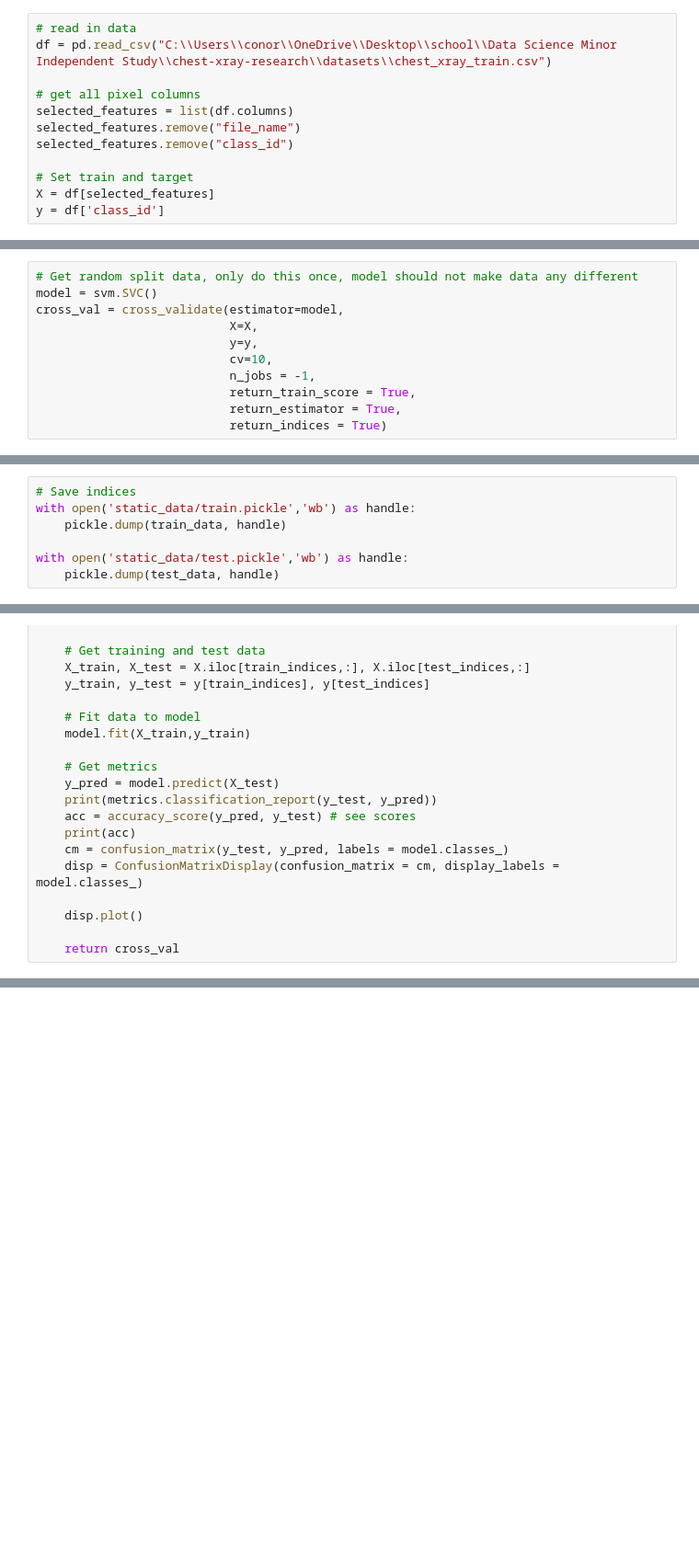
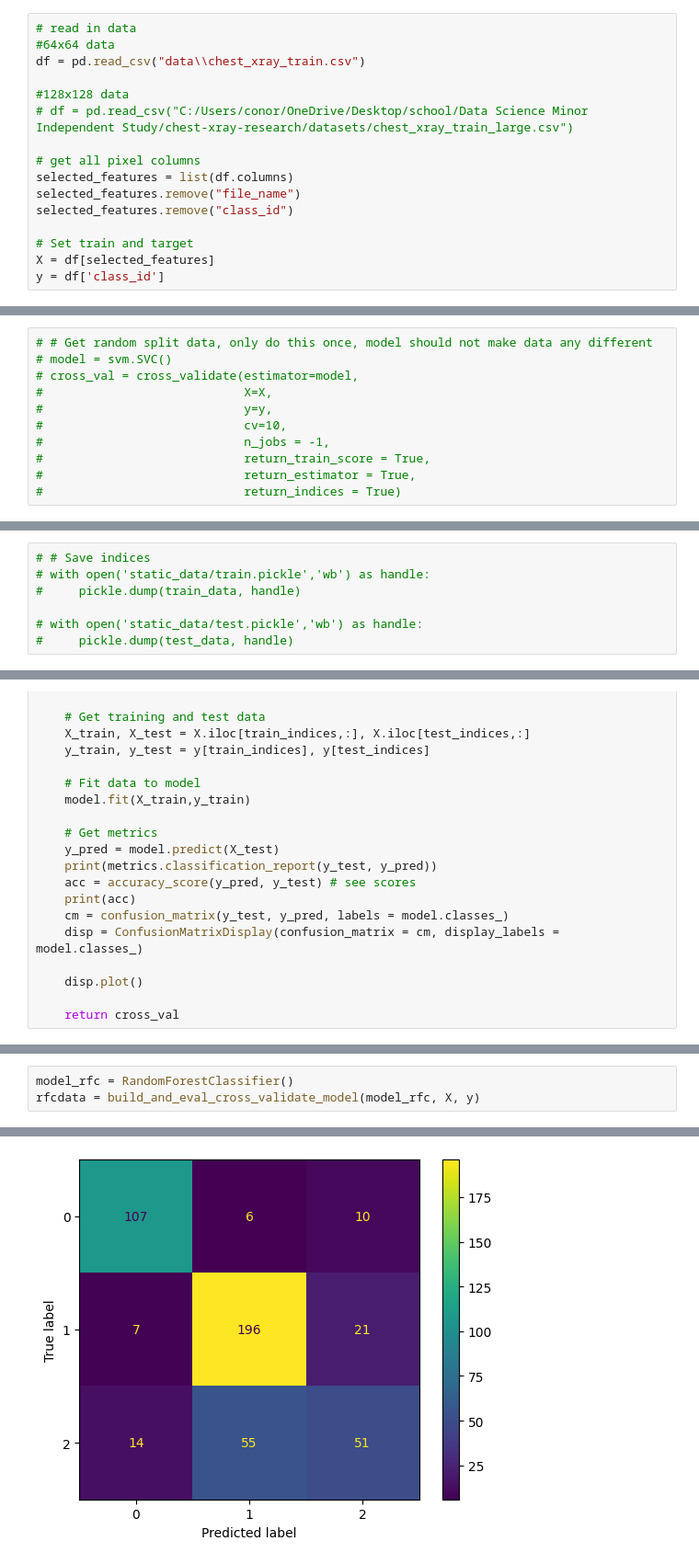
Before and after one commit to conor7276/chest-xray-research, a Jupyter notebook: models/Static_Test_Data.ipynb, the cells around one changed output, grey strips where cells are left out. Shown at 92% size. Cells and saved outputs as stored; diff of their text form; blank space fills up the shorter version.

Commit message:
Added naive bayes and knn to algorithms. Created 128x128 to see if anything different were to happen

```diff
--- a/models/Static_Test_Data.ipynb
+++ b/models/Static_Test_Data.ipynb
@@ -26,7 +28,11 @@ from sklearn.model_selection import train_test_split
 from sklearn.model_selection import cross_validate
 # %%
 # read in data
-df = pd.read_csv("C:\\Users\\conor\\OneDrive\\Desktop\\school\\Data Science Minor Independent Study\\chest-xray-research\\datasets\\chest_xray_train.csv")
+#64x64 data
+df = pd.read_csv("data\\chest_xray_train.csv")
+
+#128x128 data
+# df = pd.read_csv("C:/Users/conor/OneDrive/Desktop/school/Data Science Minor Independent Study/chest-xray-research/datasets/chest_xray_train_large.csv")
 
 # get all pixel columns
 selected_features = list(df.columns)
@@ -41,11 +45,11 @@ FileNotFoundError: [Errno 2] No such file or directory: 'C:\\Users\\conor\\OneDr
 # %%
-# Get random split data, only do this once, model should not make data any different
-model = svm.SVC()
-cross_val = cross_validate(estimator=model,
-                           X=X,
-                           y=y,
-                           cv=10,
-                           n_jobs = -1,
-                           return_train_score = True,
-                           return_estimator = True,
-                           return_indices = True)
+# # Get random split data, only do this once, model should not make data any different
+# model = svm.SVC()
+# cross_val = cross_validate(estimator=model,
+#                            X=X,
+#                            y=y,
+#                            cv=10,
+#                            n_jobs = -1,
+#                            return_train_score = True,
+#                            return_estimator = True,
+#                            return_indices = True)
@@ -89,10 +65,10 @@ len(test_data)
 # %%
-# Save indices
-with open('static_data/train.pickle','wb') as handle:
-    pickle.dump(train_data, handle)
+# # Save indices
+# with open('static_data/train.pickle','wb') as handle:
+#     pickle.dump(train_data, handle)
 
-with open('static_data/test.pickle','wb') as handle:
-    pickle.dump(test_data, handle)
+# with open('static_data/test.pickle','wb') as handle:
+#     pickle.dump(test_data, handle)
 # %%
 # @jit(target_backend='cuda')
 def build_and_eval_cross_validate_model(model, X, y):
@@ -129,0 +117,4 @@ NameError: name 'X' is not defined
+# %%
+model_rfc = RandomForestClassifier()
+rfcdata = build_and_eval_cross_validate_model(model_rfc, X, y)
+# %% [output]
@@ -129,0 +132 @@ NameError: name 'X' is not defined
+[figure, added]
```
Also changed, not shown: parts of 13 cells of this notebook, 2 other files.
